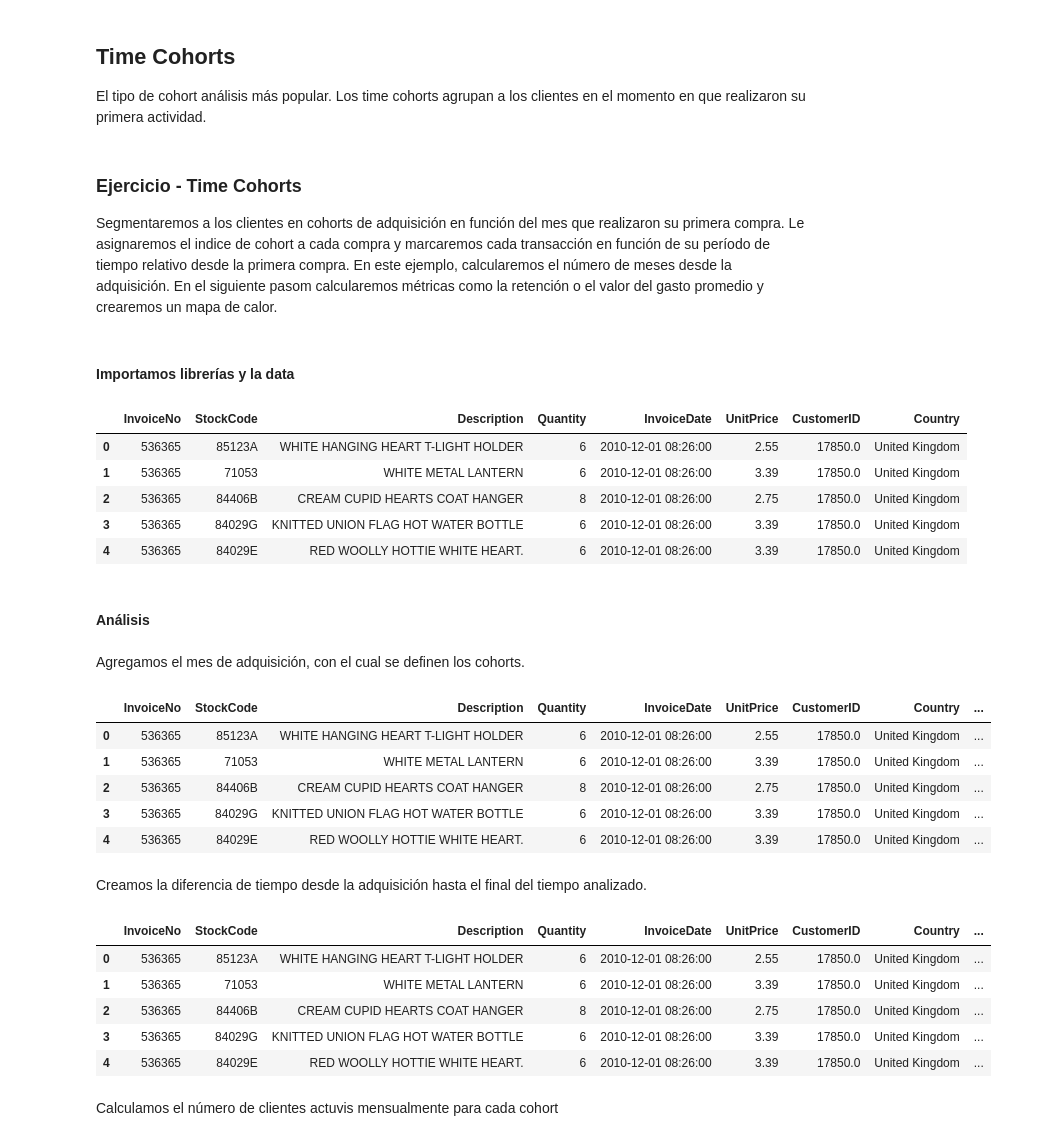
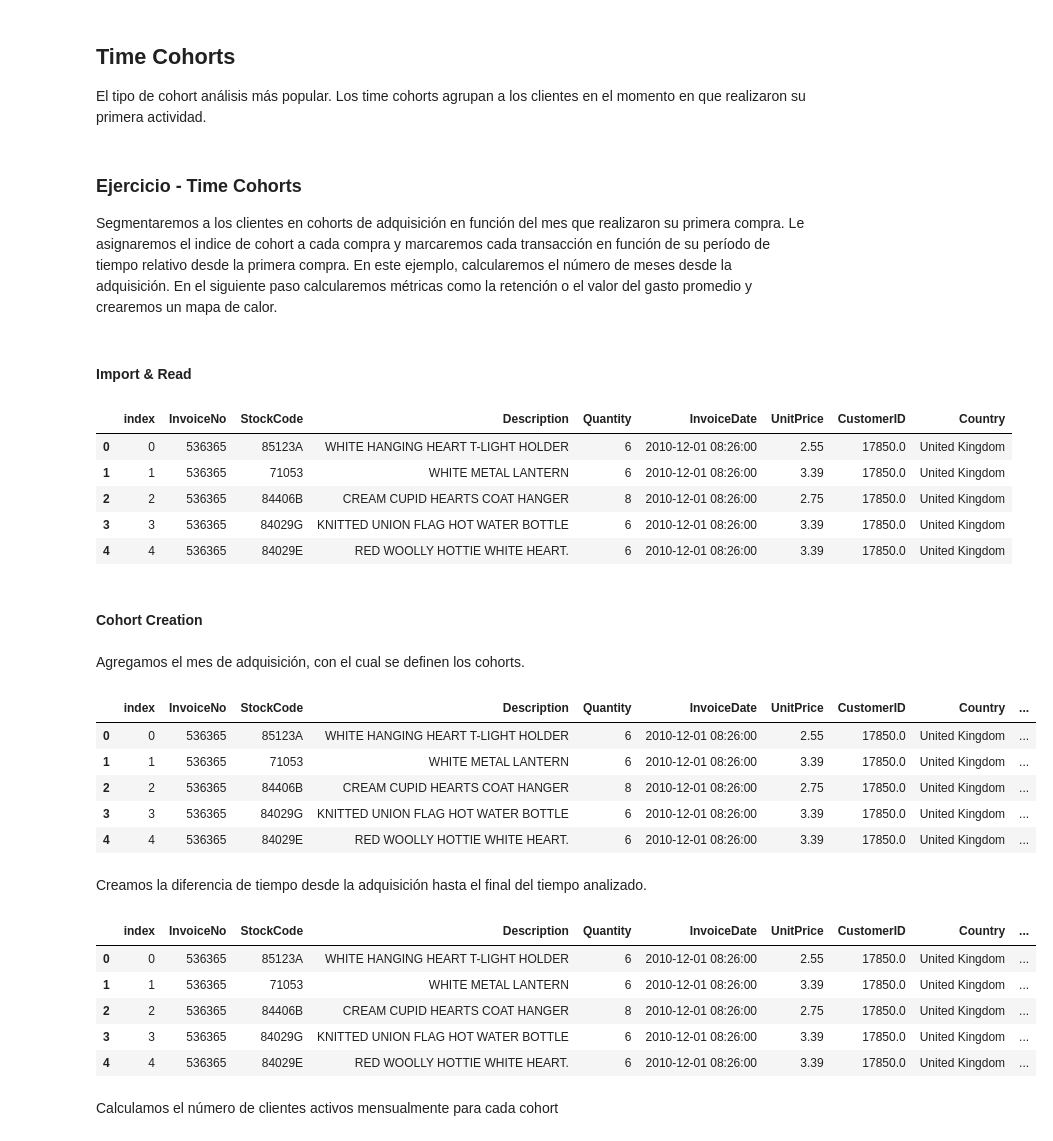
Before and after one commit to eduardotobu/Estudio, a Jupyter notebook: Python/Customer Segmentation/Cohort_Analysis.ipynb, the cells around one changed output. Saved outputs shown, nothing was run; the diff lists cells and outputs as text; code cells hidden in the pictures.

```diff
--- a/Python/Customer Segmentation/Cohort_Analysis.ipynb
+++ b/Python/Customer Segmentation/Cohort_Analysis.ipynb
@@ -23,21 +23,24 @@ El tipo de cohort análisis más popular.
 Los time cohorts agrupan a los clientes en el momento en que realizaron su primera actividad.
 # %% [markdown]
 ### Ejercicio - Time Cohorts
-Segmentaremos a los clientes en cohorts de adquisición en función del mes que realizaron su primera compra. Le asignaremos el indice de cohort a cada compra y marcaremos cada transacción en función de su período de tiempo relativo desde la primera compra. En este ejemplo, calcularemos el número de meses desde la adquisición. En el siguiente pasom calcularemos métricas como la retención o el valor del gasto promedio y crearemos un mapa de calor.
+Segmentaremos a los clientes en cohorts de adquisición en función del mes que realizaron su primera compra. Le asignaremos el indice de cohort a cada compra y marcaremos cada transacción en función de su período de tiempo relativo desde la primera compra. En este ejemplo, calcularemos el número de meses desde la adquisición. En el siguiente paso calcularemos métricas como la retención o el valor del gasto promedio y crearemos un mapa de calor.
 # %% [markdown]
-#### Importamos librerías y la data
+#### Import & Read
 # %%
 # Importamos el Online Retail Dataset (un set muy popular para segmentación) del UCI ML Repository (un repositorio muy popular para practicar)
 # Link: https://archive.ics.uci.edu/dataset/352/online+retail
 import pandas as pd
 import datetime as dt
+import seaborn as sns
+import matplotlib.pyplot as plt
 
 df = pd.read_excel('Datasets/Online_Retail.xlsx')
+df = df.loc[~df['CustomerID'].isna()].reset_index()
 df.head()
 # %% [output]
-|  | InvoiceNo | StockCode | Description | Quantity | InvoiceDate | UnitPrice | CustomerID | Country |
-| 0 | 536365 | 85123A | WHITE HANGING HEART T-LIGHT HOLDER | 6 | 2010-12-01 08:26:00 | 2.55 | 17850.0 | United Kingdom |
-| 1 | 536365 | 71053 | WHITE METAL LANTERN | 6 | 2010-12-01 08:26:00 | 3.39 | 17850.0 | United Kingdom |
-| 2 | 536365 | 84406B | CREAM CUPID HEARTS COAT HANGER | 8 | 2010-12-01 08:26:00 | 2.75 | 17850.0 | United Kingdom |
-| 3 | 536365 | 84029G | KNITTED UNION FLAG HOT WATER BOTTLE | 6 | 2010-12-01 08:26:00 | 3.39 | 17850.0 | United Kingdom |
-| 4 | 536365 | 84029E | RED WOOLLY HOTTIE WHITE HEART. | 6 | 2010-12-01 08:26:00 | 3.39 | 17850.0 | United Kingdom |
+|  | index | InvoiceNo | StockCode | Description | Quantity | InvoiceDate | UnitPrice | CustomerID | Country |
+| 0 | 0 | 536365 | 85123A | WHITE HANGING HEART T-LIGHT HOLDER | 6 | 2010-12-01 08:26:00 | 2.55 | 17850.0 | United Kingdom |
+| 1 | 1 | 536365 | 71053 | WHITE METAL LANTERN | 6 | 2010-12-01 08:26:00 | 3.39 | 17850.0 | United Kingdom |
+| 2 | 2 | 536365 | 84406B | CREAM CUPID HEARTS COAT HANGER | 8 | 2010-12-01 08:26:00 | 2.75 | 17850.0 | United Kingdom |
+| 3 | 3 | 536365 | 84029G | KNITTED UNION FLAG HOT WATER BOTTLE | 6 | 2010-12-01 08:26:00 | 3.39 | 17850.0 | United Kingdom |
+| 4 | 4 | 536365 | 84029E | RED WOOLLY HOTTIE WHITE HEART. | 6 | 2010-12-01 08:26:00 | 3.39 | 17850.0 | United Kingdom |
@@ -44,5 +49,5 @@ df.head()
 # %% [markdown]
-#### Análisis
+#### Cohort Creation
 # %% [markdown]
 Agregamos el mes de adquisición, con el cual se definen los cohorts.
 # %%
@@ -57,47 +62,52 @@ df['InvoiceMonth'] = df['InvoiceDate'].apply(get_month)
 grouping = df.groupby('CustomerID')['InvoiceMonth'] #Tenemos el groupby object, pero falta definir el agregado
 
 #Utilizamos Transform junto con la función min para asifnar el valor más pequeño a cada cliente.
-df['CohortMonth'] = grouping.transform('min') # Con transform podemos definir el agregado, puedes usar funciones como len, min, max, sum, np.sqrt, np.exp, etc.
+df['CohortMonth'] = grouping.transform('min') # Con transform podemos extraer el agregado como columna, puedes usar funciones como len, min, max, sum, np.sqrt, np.exp, etc.
 
 df.head()
 # %% [output]
-|  | InvoiceNo | StockCode | Description | Quantity | InvoiceDate | UnitPrice | CustomerID | Country | ... |
-| 0 | 536365 | 85123A | WHITE HANGING HEART T-LIGHT HOLDER | 6 | 2010-12-01 08:26:00 | 2.55 | 17850.0 | United Kingdom | ... |
-| 1 | 536365 | 71053 | WHITE METAL LANTERN | 6 | 2010-12-01 08:26:00 | 3.39 | 17850.0 | United Kingdom | ... |
-| 2 | 536365 | 84406B | CREAM CUPID HEARTS COAT HANGER | 8 | 2010-12-01 08:26:00 | 2.75 | 17850.0 | United Kingdom | ... |
-| 3 | 536365 | 84029G | KNITTED UNION FLAG HOT WATER BOTTLE | 6 | 2010-12-01 08:26:00 | 3.39 | 17850.0 | United Kingdom | ... |
-| 4 | 536365 | 84029E | RED WOOLLY HOTTIE WHITE HEART. | 6 | 2010-12-01 08:26:00 | 3.39 | 17850.0 | United Kingdom | ... |
+|  | index | InvoiceNo | StockCode | Description | Quantity | InvoiceDate | UnitPrice | CustomerID | Country | ... |
+| 0 | 0 | 536365 | 85123A | WHITE HANGING HEART T-LIGHT HOLDER | 6 | 2010-12-01 08:26:00 | 2.55 | 17850.0 | United Kingdom | ... |
+| 1 | 1 | 536365 | 71053 | WHITE METAL LANTERN | 6 | 2010-12-01 08:26:00 | 3.39 | 17850.0 | United Kingdom | ... |
+| 2 | 2 | 536365 | 84406B | CREAM CUPID HEARTS COAT HANGER | 8 | 2010-12-01 08:26:00 | 2.75 | 17850.0 | United Kingdom | ... |
+| 3 | 3 | 536365 | 84029G | KNITTED UNION FLAG HOT WATER BOTTLE | 6 | 2010-12-01 08:26:00 | 3.39 | 17850.0 | United Kingdom | ... |
+| 4 | 4 | 536365 | 84029E | RED WOOLLY HOTTIE WHITE HEART. | 6 | 2010-12-01 08:26:00 | 3.39 | 17850.0 | United Kingdom | ... |
 # %% [markdown]
 Creamos la diferencia de tiempo desde la adquisición hasta el final del tiempo analizado.
 # %%
 # Creamos una función auxiliar para extraer año, mes y día de un objeto datetime en valores enteros.
 def get_date_int(df, column):
     year = df[column].dt.year
     month = df[column].dt.month
     day = df[column].dt.day
     return year, month, day
 
 # Obtenemos el año y el mes de adquisición y de cohorte
 invoice_year, invoice_month, _ = get_date_int(df, 'InvoiceMonth')
 cohort_year, cohort_month, _ = get_date_int(df, 'CohortMonth')
 
 # Calculamos la diferencia en años y en meses de ambas.
 years_diff = invoice_year - cohort_year
 months_diff = invoice_month - cohort_month
 
 #Calculamos y definimos el offset.
 df['CohortIndex'] = years_diff * 12 + months_diff + 1 # El 1 al final es para que el primer mes se marque como 1 en lugar de 0 para facilitar la interpretación
 
+# CAMBIO
+df = df.loc[~df['CohortIndex'].isna()]
+df['CohortIndex'] = df['CohortIndex'].astype(int)
+# CAMBIO
+
 df.head()
 # %% [output]
-|  | InvoiceNo | StockCode | Description | Quantity | InvoiceDate | UnitPrice | CustomerID | Country | ... |
-| 0 | 536365 | 85123A | WHITE HANGING HEART T-LIGHT HOLDER | 6 | 2010-12-01 08:26:00 | 2.55 | 17850.0 | United Kingdom | ... |
-| 1 | 536365 | 71053 | WHITE METAL LANTERN | 6 | 2010-12-01 08:26:00 | 3.39 | 17850.0 | United Kingdom | ... |
-| 2 | 536365 | 84406B | CREAM CUPID HEARTS COAT HANGER | 8 | 2010-12-01 08:26:00 | 2.75 | 17850.0 | United Kingdom | ... |
-| 3 | 536365 | 84029G | KNITTED UNION FLAG HOT WATER BOTTLE | 6 | 2010-12-01 08:26:00 | 3.39 | 17850.0 | United Kingdom | ... |
-| 4 | 536365 | 84029E | RED WOOLLY HOTTIE WHITE HEART. | 6 | 2010-12-01 08:26:00 | 3.39 | 17850.0 | United Kingdom | ... |
+|  | index | InvoiceNo | StockCode | Description | Quantity | InvoiceDate | UnitPrice | CustomerID | Country | ... |
+| 0 | 0 | 536365 | 85123A | WHITE HANGING HEART T-LIGHT HOLDER | 6 | 2010-12-01 08:26:00 | 2.55 | 17850.0 | United Kingdom | ... |
+| 1 | 1 | 536365 | 71053 | WHITE METAL LANTERN | 6 | 2010-12-01 08:26:00 | 3.39 | 17850.0 | United Kingdom | ... |
+| 2 | 2 | 536365 | 84406B | CREAM CUPID HEARTS COAT HANGER | 8 | 2010-12-01 08:26:00 | 2.75 | 17850.0 | United Kingdom | ... |
+| 3 | 3 | 536365 | 84029G | KNITTED UNION FLAG HOT WATER BOTTLE | 6 | 2010-12-01 08:26:00 | 3.39 | 17850.0 | United Kingdom | ... |
+| 4 | 4 | 536365 | 84029E | RED WOOLLY HOTTIE WHITE HEART. | 6 | 2010-12-01 08:26:00 | 3.39 | 17850.0 | United Kingdom | ... |
 # %% [markdown]
-Calculamos el número de clientes actuvis mensualmente para cada cohort
+Calculamos el número de clientes activos mensualmente para cada cohort
 # %%
 # Creamos un groupby object con CohortMonth y CohortIndex
 grouping = df.groupby(['CohortMonth','CohortIndex'])
```
Also changed, not shown: parts of 12 cells of this notebook.
